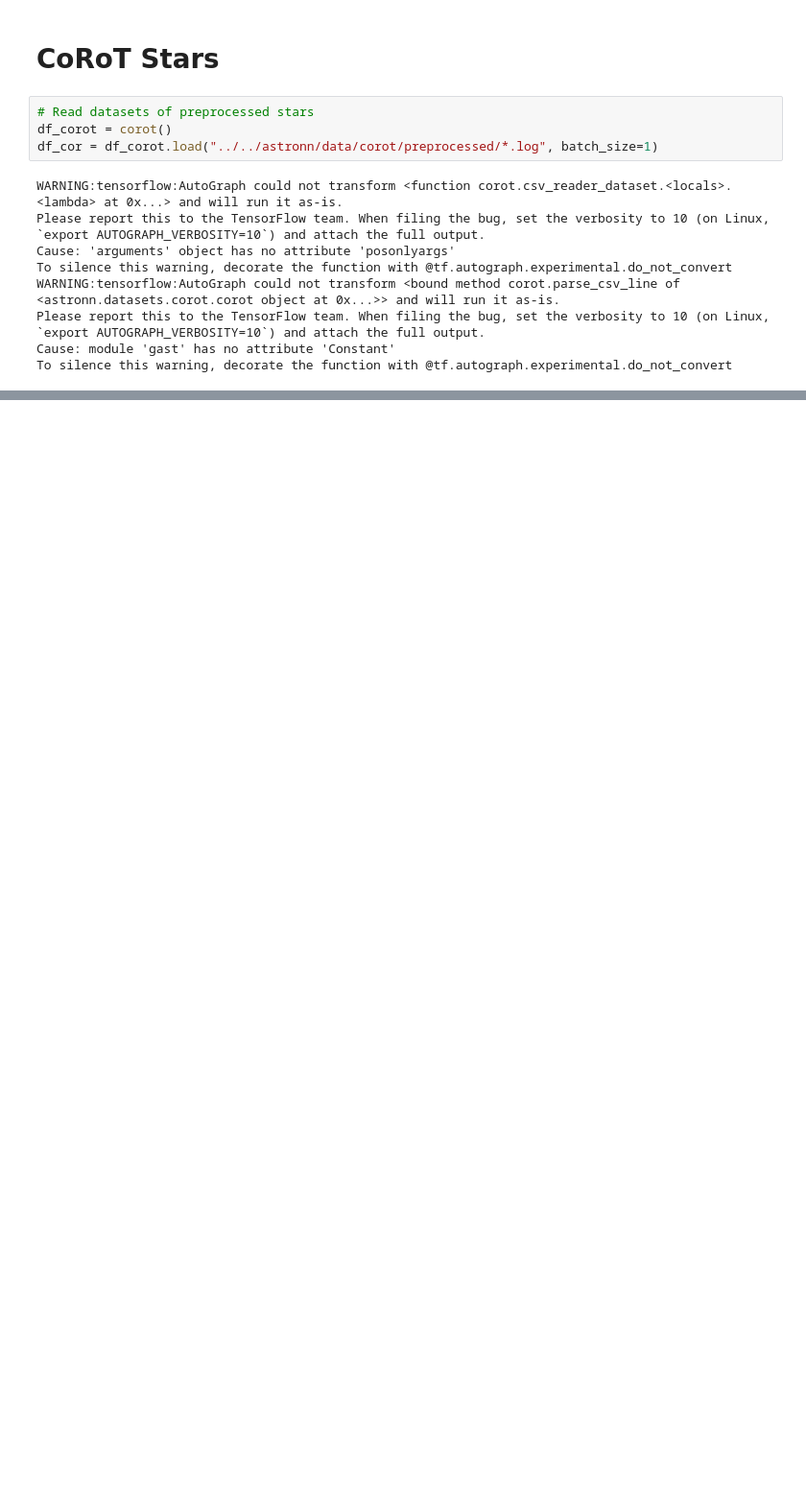
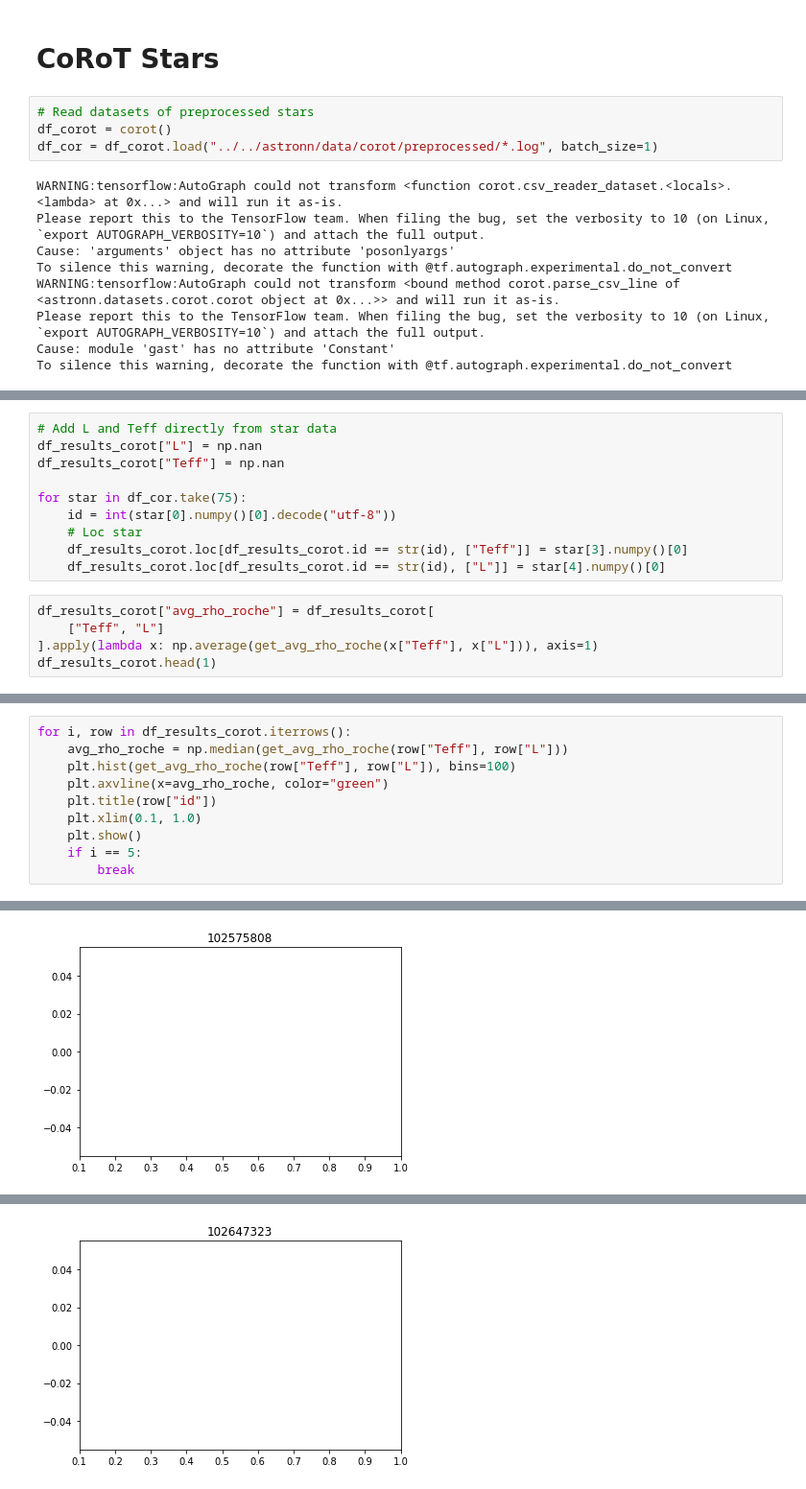
Before and after one commit to rmaestre/NN-Asteroseismology, a Jupyter notebook: astronn/notebooks/inferences.ipynb, the cells around one changed output, grey strips where cells are left out. Shown at 96% size. Saved outputs shown, nothing was run; the diff lists cells and outputs as text; blank space fills up the shorter version.

Commit message:
Preliminary Corot Study added

```diff
--- a/astronn/notebooks/inferences.ipynb
+++ b/astronn/notebooks/inferences.ipynb
@@ -549,0 +412,15 @@ df_results_corot.head()
+# %%
+# Add L and Teff directly from star data
+df_results_corot["L"] = np.nan
+df_results_corot["Teff"] = np.nan
+
+for star in df_cor.take(75):
+    id = int(star[0].numpy()[0].decode("utf-8"))
+    # Loc star
+    df_results_corot.loc[df_results_corot.id == str(id), ["Teff"]] = star[3].numpy()[0]
+    df_results_corot.loc[df_results_corot.id == str(id), ["L"]] = star[4].numpy()[0]
+# %%
+df_results_corot["avg_rho_roche"] = df_results_corot[
+    ["Teff", "L"]
+].apply(lambda x: np.average(get_avg_rho_roche(x["Teff"], x["L"])), axis=1)
+df_results_corot.head(1)
@@ -549,0 +458,11 @@ df_results_corot.head()
+# %%
+for i, row in df_results_corot.iterrows():
+    avg_rho_roche = np.median(get_avg_rho_roche(row["Teff"], row["L"]))
+    plt.hist(get_avg_rho_roche(row["Teff"], row["L"]), bins=100)
+    plt.axvline(x=avg_rho_roche, color="green")
+    plt.title(row["id"])
+    plt.xlim(0.1, 1.0)
+    plt.show()
+    if i == 5:
+        break
+# %% [output]
@@ -549,0 +471 @@ df_results_corot.head()
+[figure, added]
@@ -549,0 +474 @@ df_results_corot.head()
+[figure, added]
```
Also changed, not shown: parts of 19 cells of this notebook, 1 other file.
